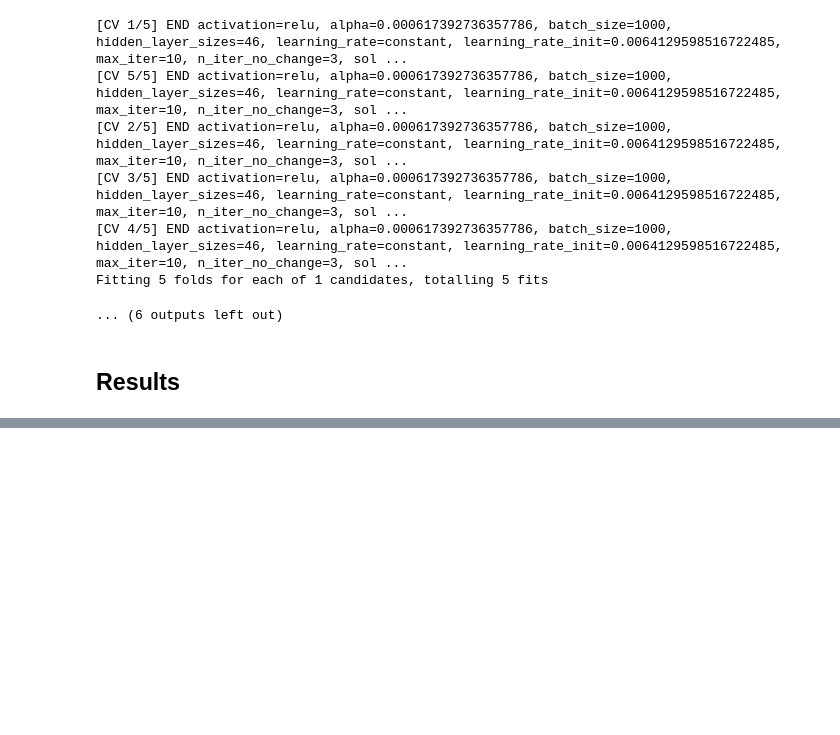
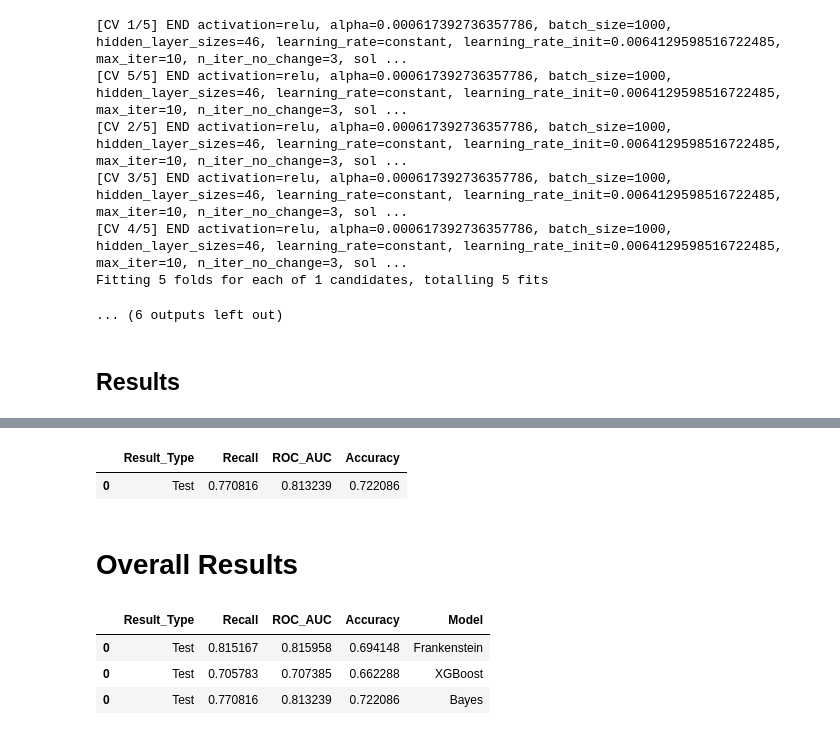
Before and after one commit to DecisionTreeBruining/212B-ML-Project, a Jupyter notebook: assignment_3/local_dev/GridSearches/vem_mlp.ipynb, the cells around one changed output, grey strips where cells are left out. Cells and saved outputs as stored; diff of their text form; code cells hidden in the pictures; blank space fills up the shorter version.

Commit message:
Added Overall Results

```diff
--- a/assignment_3/local_dev/GridSearches/vem_mlp.ipynb
+++ b/assignment_3/local_dev/GridSearches/vem_mlp.ipynb
@@ -696,10 +696,28 @@ results_df
 | 0 | Under_Sample_1:1_threshold_20 | _bayes_params | {'activation': 'relu', 'alpha': 0... | 0.770816 | 0.813239 | 0.722086 | 49.996617 |
 # %%
 # data type of the model
-bayes_results_df = pd.concat([results_df, grid_df], axis=0)
+bayes_results_df = pd.concat([results_df], axis=0)
 bayes_results_df = bayes_results_df[['Recall',
                                      'ROC_AUC',
                                        'Accuracy']]
-bayes_results_df['Result_Type'] = ['Test'] * len(results_df) + ['CV'] * len(grid_df)
+bayes_results_df['Result_Type'] = ['Test'] * len(results_df)
 bayes_results_df = bayes_results_df[['Result_Type', 'Recall', 'ROC_AUC', 'Accuracy']]
 bayes_results_df
+# %% [output]
+|  | Result_Type | Recall | ROC_AUC | Accuracy |
+| 0 | Test | 0.770816 | 0.813239 | 0.722086 |
+# %% [markdown]
+# Overall Results
+# %%
+# Concatenate results (Frankenstein, XGB, Bayes)
+overall_results = pd.concat([frank_results_df_2, final_xgb_results_df, bayes_results_df], axis=0)
+# add column for model name (Frankenstein, XGB, Bayes)
+overall_results['Model'] = ['Frankenstein'] * len(frank_results_df_2) + ['XGBoost'] * len(final_xgb_results_df) + ['Bayes'] * len(bayes_results_df)
+# filter out CV results
+overall_results = overall_results[overall_results['Result_Type'] == 'Test']
+overall_results
+# %% [output]
+|  | Result_Type | Recall | ROC_AUC | Accuracy | Model |
+| 0 | Test | 0.815167 | 0.815958 | 0.694148 | Frankenstein |
+| 0 | Test | 0.705783 | 0.707385 | 0.662288 | XGBoost |
+| 0 | Test | 0.770816 | 0.813239 | 0.722086 | Bayes |
```
